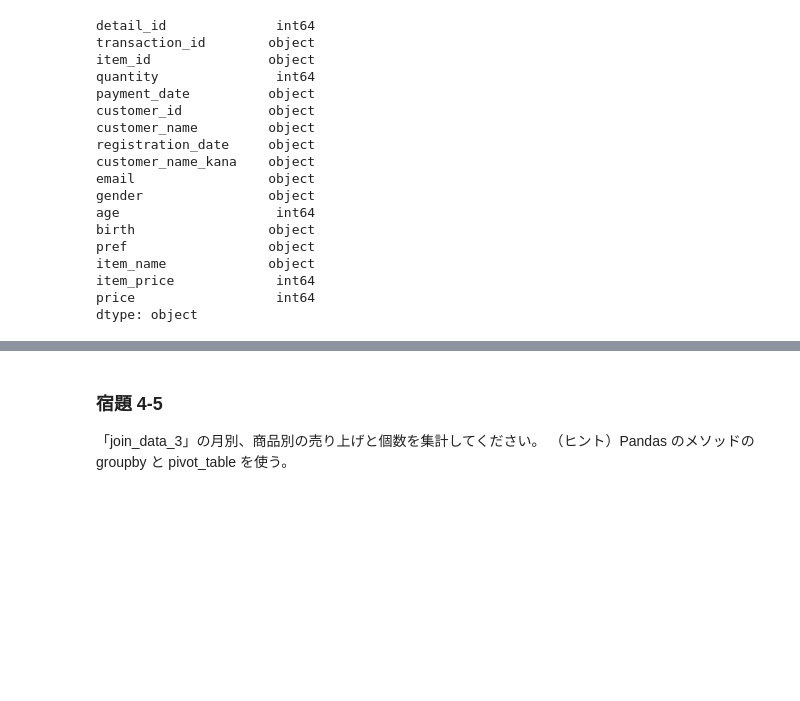
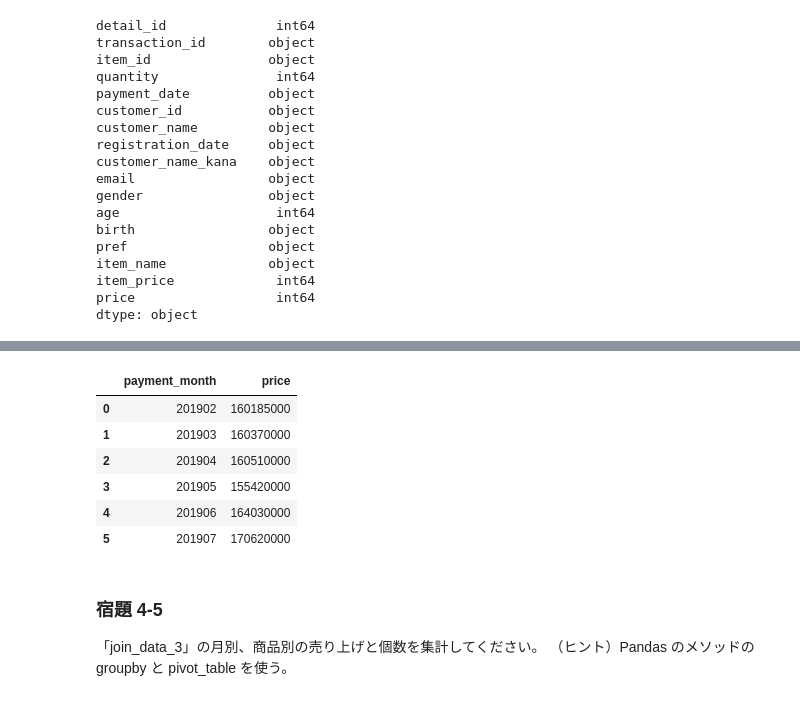
Before and after one commit to Atsuhiko/Homework, a Jupyter notebook: 宿題４/宿題４.ipynb, the cells around one changed output, grey strips where cells are left out. Cells and saved outputs as stored; diff of their text form; code cells hidden in the pictures; blank space fills up the shorter version.

```diff
--- a/宿題４/宿題４.ipynb
+++ b/宿題４/宿題４.ipynb
@@ -163,6 +163,5 @@ price                  int64
 dtype: object
 # %%
 join_data_3["payment_date"] = pd.to_datetime(join_data_3["payment_date"])
-join_data_3["payment_month"] = join_data_3["payment_date"].dt.strftime("%Y%m")
-join_data_3[["payment_date", "payment_month"]].head()
+join_data_3["payment_month"] = join_data_3["payment_date"].strftime("%Y%m")
 # %% [output]
@@ -185,0 +169,5 @@ Name: price, dtype: int64
+# %%
+# https://note.nkmk.me/python-pandas-datetime-timestamp/
+join_data_3["payment_date"] = pd.to_datetime(join_data_3["payment_date"])
+join_data_3["payment_month"] = join_data_3["payment_date"].dt.strftime("%Y%m")
+join_data_3[["payment_date", "payment_month"]].head()
@@ -186,3 +202,15 @@ Name: price, dtype: int64
+# %%
+# https://note.nkmk.me/python-pandas-groupby-statistics/
+# http://ailaby.com/groupby_easy/
+join_data_3.groupby("payment_month").sum()["price"].reset_index()
+# %% [output]
+|  | payment_month | price |
+| 0 | 201902 | 160185000 |
+| 1 | 201903 | 160370000 |
+| 2 | 201904 | 160510000 |
+| 3 | 201905 | 155420000 |
+| 4 | 201906 | 164030000 |
+| 5 | 201907 | 170620000 |
 # %% [markdown]
 ### 宿題 4-5
 
```
Also changed, not shown: parts of 4 cells of this notebook.
